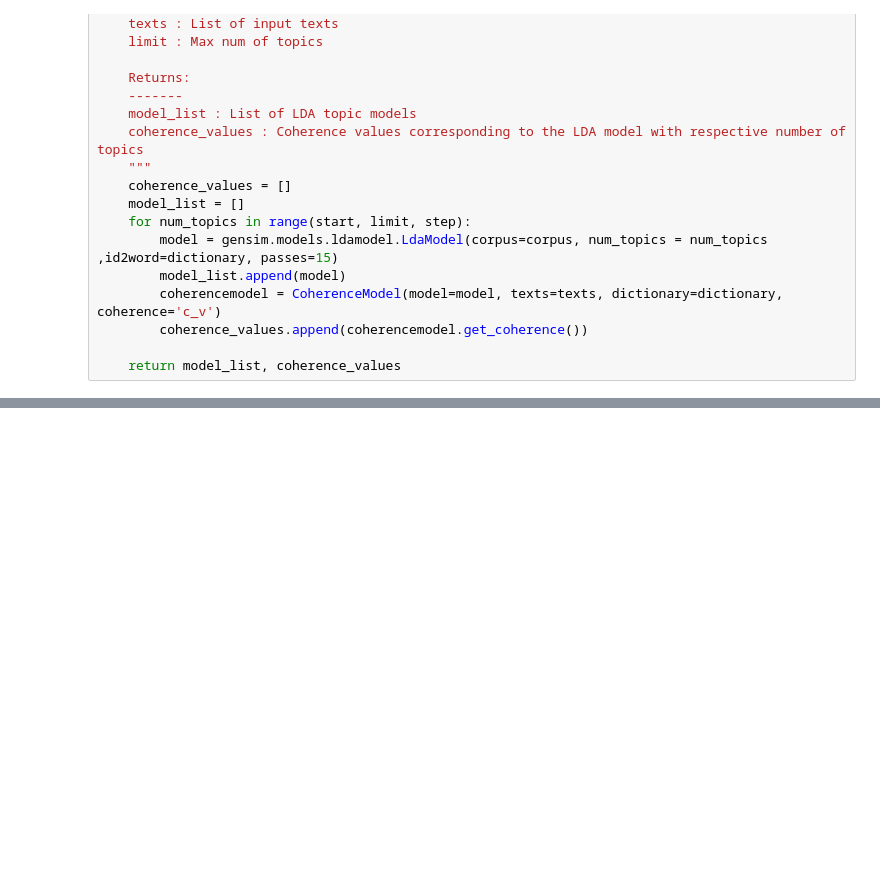
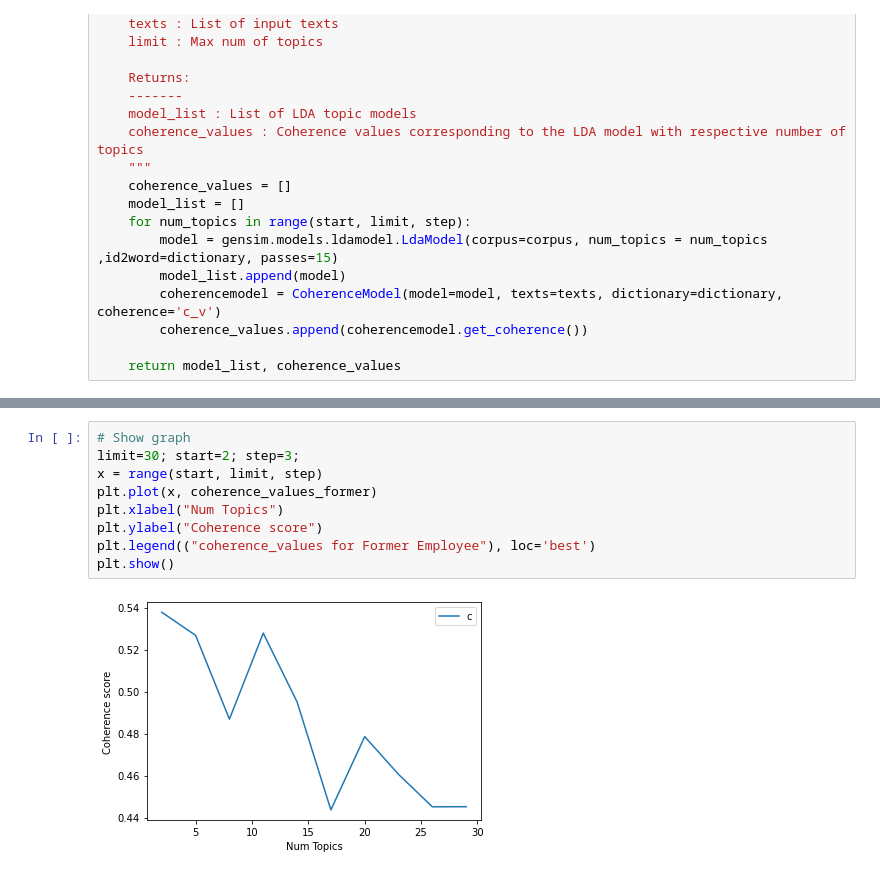
Before and after one commit to toadies/smu-ds-opinion-mining-co-reviews, a Jupyter notebook: notebooks/Section 4 - 1 - LDA.ipynb, the cells around one changed output, grey strips where cells are left out. Saved outputs shown, nothing was run; the diff lists cells and outputs as text; blank space fills up the shorter version.

```diff
--- a/notebooks/Section 4 - 1 - LDA.ipynb
+++ b/notebooks/Section 4 - 1 - LDA.ipynb
@@ -241,0 +289,11 @@ pyLDAvis.display(lda_display)
+# %%
+# Show graph
+limit=30; start=2; step=3;
+x = range(start, limit, step)
+plt.plot(x, coherence_values_former)
+plt.xlabel("Num Topics")
+plt.ylabel("Coherence score")
+plt.legend(("coherence_values for Former Employee"), loc='best')
+plt.show()
+# %% [output]
+[figure, added]
```
Also changed, not shown: parts of 24 cells of this notebook.
